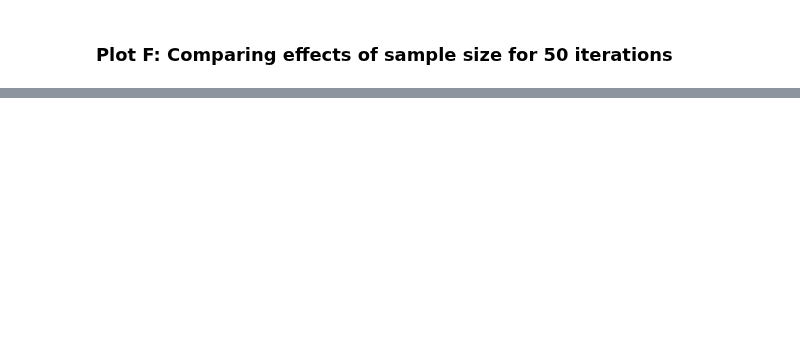
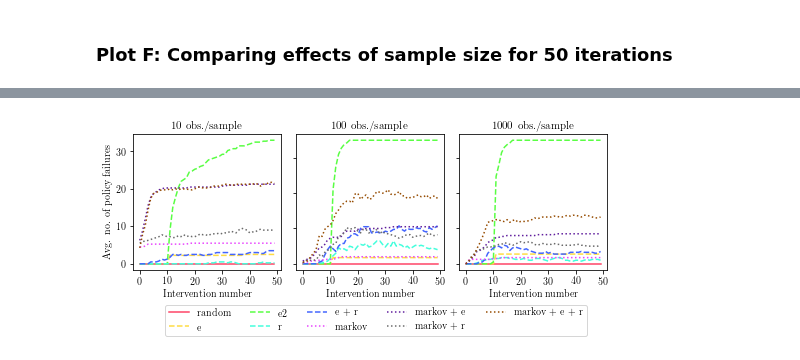
Before and after one commit to juangamella/aicp, a Jupyter notebook: plots_finite.ipynb, the cells around one changed output, grey strips where cells are left out. Drawn from its saved outputs; the diff is of its cells as text; code cells hidden in the pictures; blank space fills up the shorter version.

```diff
--- a/plots_finite.ipynb
+++ b/plots_finite.ipynb
@@ -529,0 +536,30 @@ plt.savefig('figures/jac_finite_50_iter.pdf', bbox_inches='tight')
+# %%
+gs = gridspec.GridSpec(1, 3, wspace=0.10, hspace=0.2)
+plt.figure(figsize=(8.5,2.5))
+
+n = [10,100,1000]
+ylim = [-0.05, 1.1]
+linestyle = ['-', '--', '--', '--', '--', ':', ':', ':', ':']
+zorder = [1,4,2,3,-1,-2,-3,-4,-5]
+
+for j in range(3):
+    plt.subplot(gs[j])
+    ax = plt.gca()
+    # Compute and plot event numbers for each policy
+    for i, (name, events_list) in enumerate(EmptyPoolEvents[j].items()):
+        event_count = np.zeros(max_iter)
+        for events in events_list:
+            event_count[events] += 1
+        event_count /= runs
+        ax.plot(event_count, label=name, color=colors[i], linewidth=1.5, linestyle = linestyle[i])
+    # Plotting details
+    plt.xlabel("Intervention number")
+    plt.ylabel("Avg. no. of policy failures") if j==0 else None
+    ax.set_yticklabels([]) if j != 0 else None
+    ax.set_xticks(np.arange(0, max_iter+1, 10))
+    ax.text(0.5,1.04,"%d obs./sample" % n[j], transform=ax.transAxes, fontsize=11, ha="center")
+
+ax.legend(prop=fontP, ncol=5, bbox_to_anchor=(0.9, -.22))
+plt.savefig('figures/empty_pool.pdf', bbox_inches='tight')
+# %% [output]
+[figure, added]
```
Also changed, not shown: parts of 12 cells of this notebook, 1 other file.
